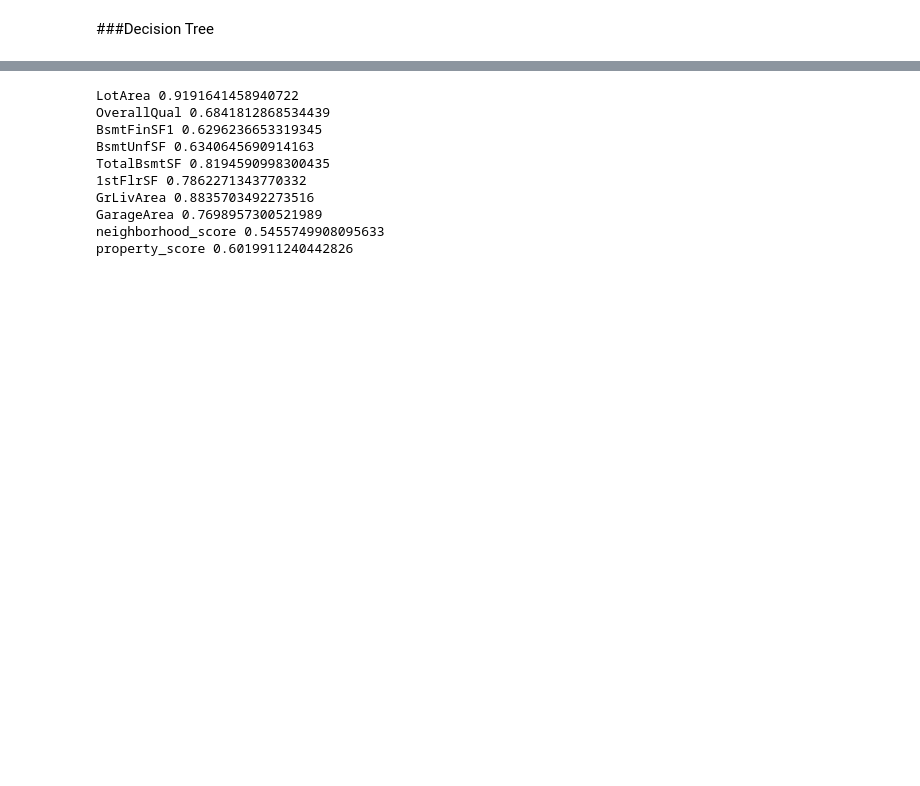
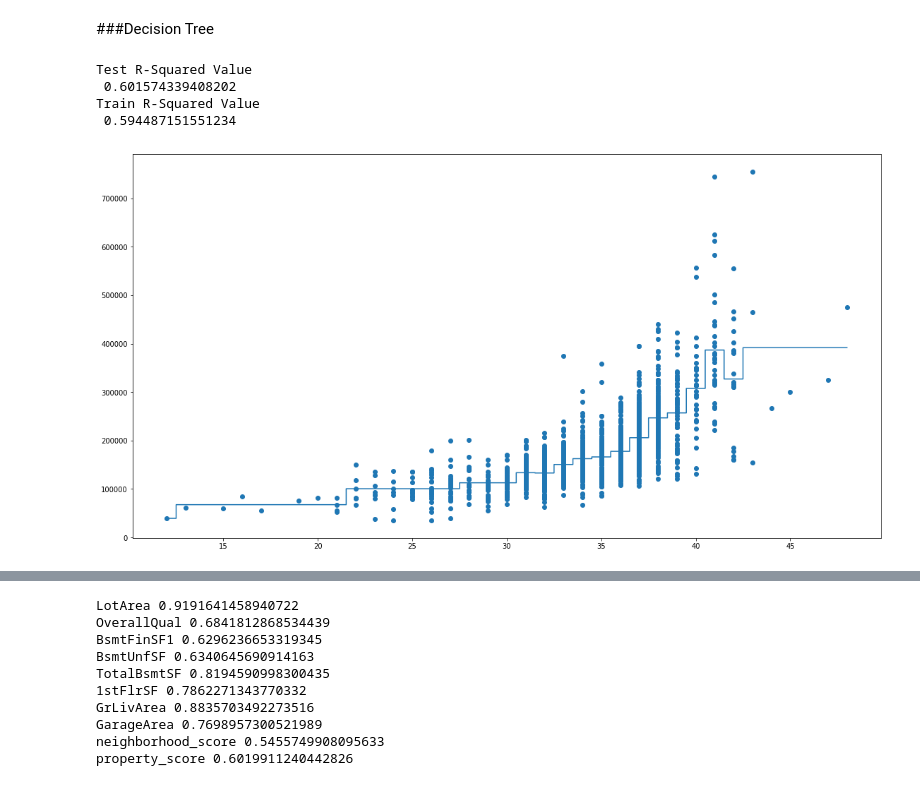
Before and after one commit to mkirby1995/DS-Unit-2-Sprint-2-Regression, a Jupyter notebook: LS_DS_411A_Decision_Trees.ipynb, the cells around one changed output, grey strips where cells are left out. Cells and saved outputs as stored; diff of their text form; code cells hidden in the pictures; blank space fills up the shorter version.

```diff
--- a/LS_DS_411A_Decision_Trees.ipynb
+++ b/LS_DS_411A_Decision_Trees.ipynb
@@ -357,0 +356,24 @@ decision_tree(df['SalePrice'], df[['LotArea']], 3)
+# %%
+feature = 'LotArea'
+target = 'SalePrice'
+
+df = df.sort_values(by = feature)
+decision_tree(df[target], df[[feature]], 15)
+# %%
+feature = 'neighborhood_score'
+target = 'SalePrice'
+
+df = df.sort_values(by = feature)
+decision_tree(df[target], df[[feature]], 5)
+# %%
+feature = 'property_score'
+target = 'SalePrice'
+
+df = df.sort_values(by = feature)
+decision_tree(df[target], df[[feature]], 5)
+# %% [output]
+Test R-Squared Value
+ 0.601574339408202
+Train R-Squared Value
+ 0.594487151551234
+[figure, added]
```
Also changed, not shown: parts of 2 cells of this notebook.
